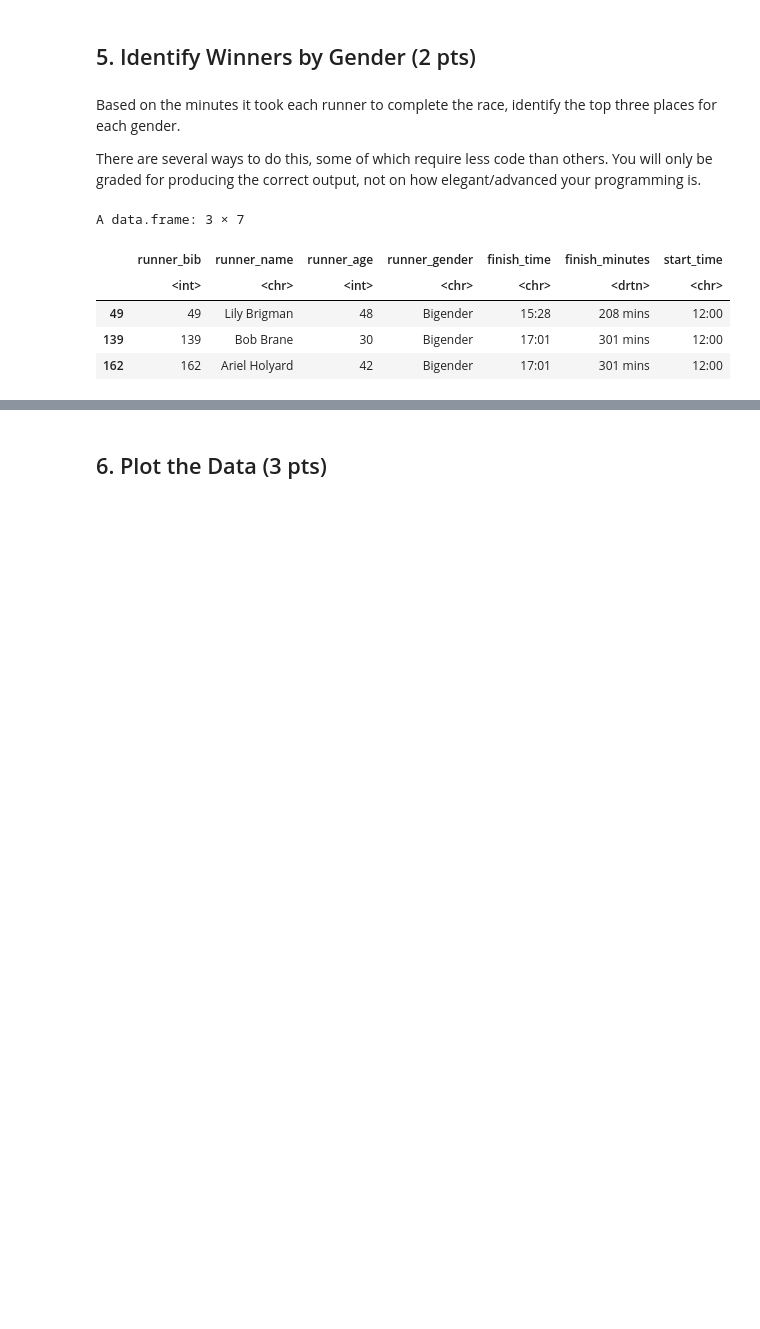
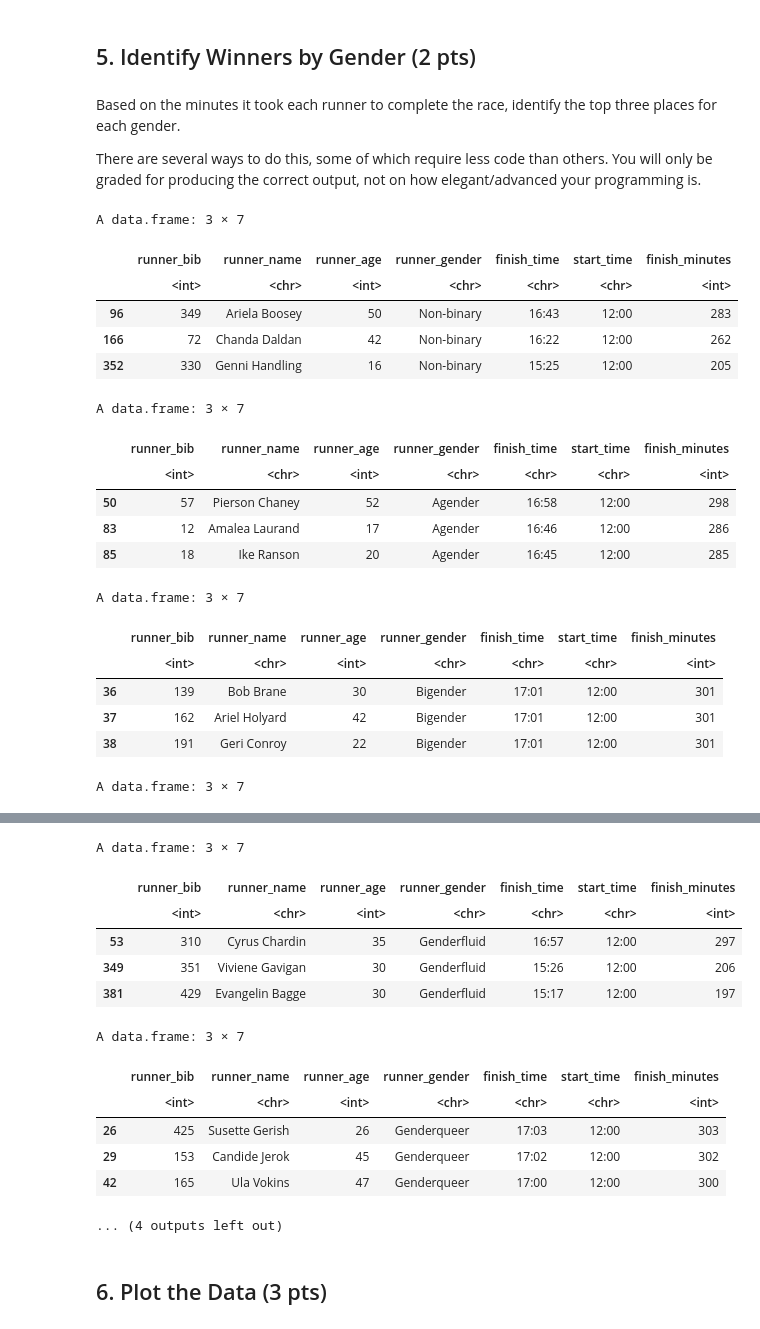
Before and after one commit to qfx4yk/ds1002-qfx4yk, a Jupyter notebook: labs/lab2/lab2-race-results.ipynb, the cells around one changed output, grey strips where cells are left out. Drawn from its saved outputs; the diff is of its cells as text; code cells hidden in the pictures; blank space fills up the shorter version.

```diff
--- a/labs/lab2/lab2-race-results.ipynb
+++ b/labs/lab2/lab2-race-results.ipynb
@@ -184,16 +192,30 @@ road_race_grouped$
-# %%
-#
-
-#road_race_split$`Non-binary` %>%
-  #arrange(desc(finish_minutes))
-
-#str(road_race_split)
-
-road_race_split$Bigender[1:3,]
-# %% [output]
-A data.frame: 3 × 7
-|  | runner_bib | runner_name | runner_age | runner_gender | finish_time | finish_minutes | start_time |
-|  | <int> | <chr> | <int> | <chr> | <chr> | <drtn> | <chr> |
-| 49 | 49 | Lily Brigman | 48 | Bigender | 15:28 | 208 mins | 12:00 |
-| 139 | 139 | Bob Brane | 30 | Bigender | 17:01 | 301 mins | 12:00 |
-| 162 | 162 | Ariel Holyard | 42 | Bigender | 17:01 | 301 mins | 12:00 |
+# %%
+# Top three places for each gender
+road_race_split$`Non-binary`[1:3,]
+road_race_split$Agender[1:3,]
+road_race_split$Bigender[1:3,]
+road_race_split$Female[1:3,]
+road_race_split$Genderfluid[1:3,]
+road_race_split$Genderqueer[1:3,]
+road_race_split$Male[1:3,]
+road_race_split$Polygender[1:3,]
+# %% [output]
+A data.frame: 3 × 7
+|  | runner_bib | runner_name | runner_age | runner_gender | finish_time | start_time | finish_minutes |
+|  | <int> | <chr> | <int> | <chr> | <chr> | <chr> | <int> |
+| 96 | 349 | Ariela Boosey | 50 | Non-binary | 16:43 | 12:00 | 283 |
+| 166 | 72 | Chanda Daldan | 42 | Non-binary | 16:22 | 12:00 | 262 |
+| 352 | 330 | Genni Handling | 16 | Non-binary | 15:25 | 12:00 | 205 |
+A data.frame: 3 × 7
+|  | runner_bib | runner_name | runner_age | runner_gender | finish_time | start_time | finish_minutes |
+|  | <int> | <chr> | <int> | <chr> | <chr> | <chr> | <int> |
+| 50 | 57 | Pierson Chaney | 52 | Agender | 16:58 | 12:00 | 298 |
+| 83 | 12 | Amalea Laurand | 17 | Agender | 16:46 | 12:00 | 286 |
+| 85 | 18 | Ike Ranson | 20 | Agender | 16:45 | 12:00 | 285 |
+A data.frame: 3 × 7
+|  | runner_bib | runner_name | runner_age | runner_gender | finish_time | start_time | finish_minutes |
+|  | <int> | <chr> | <int> | <chr> | <chr> | <chr> | <int> |
+| 36 | 139 | Bob Brane | 30 | Bigender | 17:01 | 12:00 | 301 |
+| 37 | 162 | Ariel Holyard | 42 | Bigender | 17:01 | 12:00 | 301 |
+| 38 | 191 | Geri Conroy | 22 | Bigender | 17:01 | 12:00 | 301 |
+A data.frame: 3 × 7
@@ -200,3 +227,16 @@ A data.frame: 3 × 7
+A data.frame: 3 × 7
+|  | runner_bib | runner_name | runner_age | runner_gender | finish_time | start_time | finish_minutes |
+|  | <int> | <chr> | <int> | <chr> | <chr> | <chr> | <int> |
+| 53 | 310 | Cyrus Chardin | 35 | Genderfluid | 16:57 | 12:00 | 297 |
+| 349 | 351 | Viviene Gavigan | 30 | Genderfluid | 15:26 | 12:00 | 206 |
+| 381 | 429 | Evangelin Bagge | 30 | Genderfluid | 15:17 | 12:00 | 197 |
+A data.frame: 3 × 7
+|  | runner_bib | runner_name | runner_age | runner_gender | finish_time | start_time | finish_minutes |
+|  | <int> | <chr> | <int> | <chr> | <chr> | <chr> | <int> |
+| 26 | 425 | Susette Gerish | 26 | Genderqueer | 17:03 | 12:00 | 303 |
+| 29 | 153 | Candide Jerok | 45 | Genderqueer | 17:02 | 12:00 | 302 |
+| 42 | 165 | Ula Vokins | 47 | Genderqueer | 17:00 | 12:00 | 300 |
+... (4 outputs left out)
 # %% [markdown]
 ## 6. Plot the Data (3 pts)
 # %% [markdown]
```
Also changed, not shown: parts of 9 cells of this notebook.
